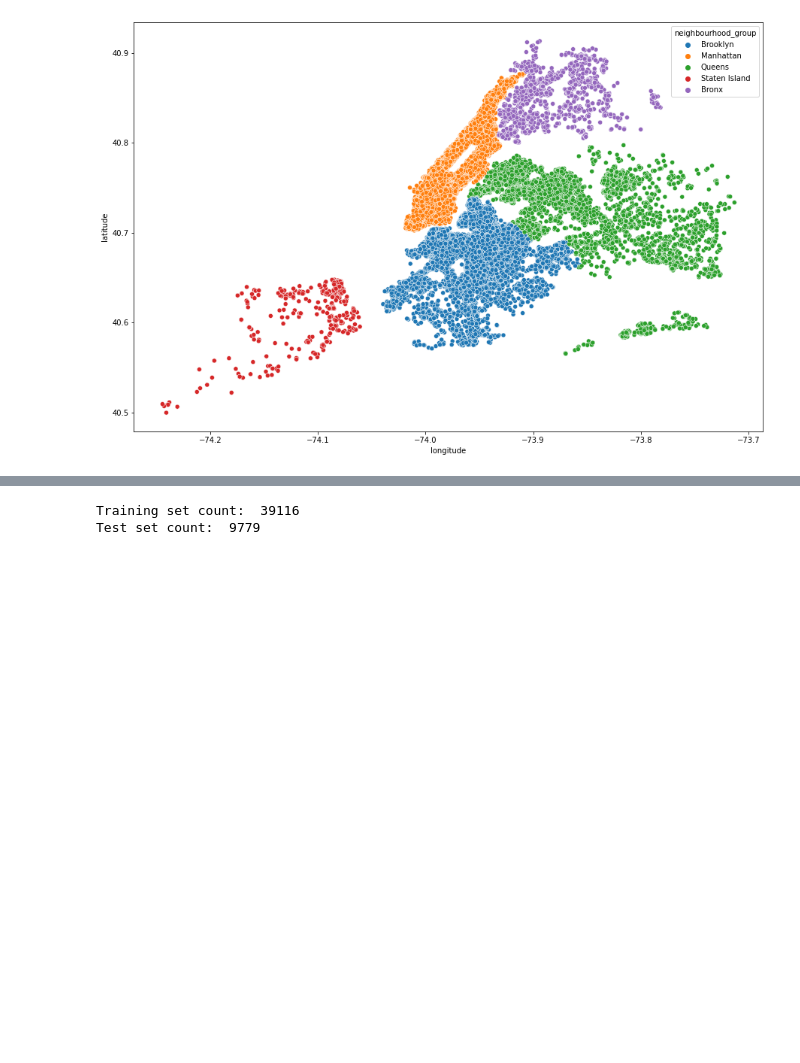
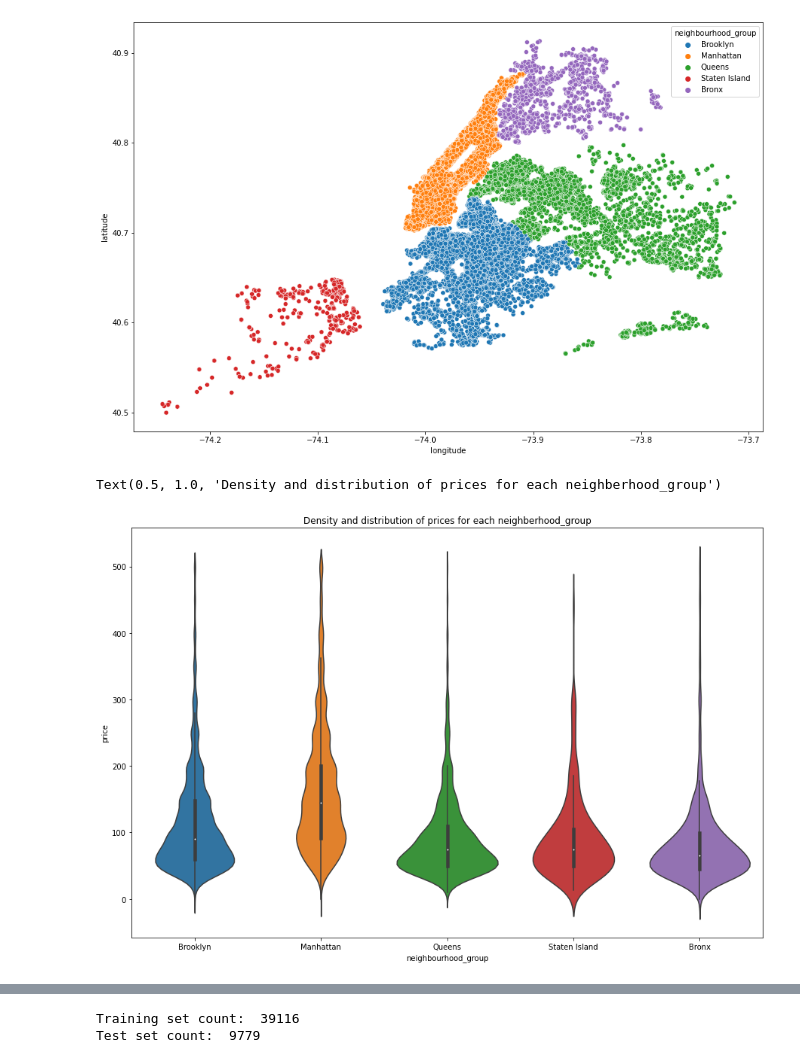
Before and after one commit to jeyakumarvs/datascience, a Jupyter notebook: airbnb_price_prediction.ipynb, the cells around one changed output, grey strips where cells are left out. Cells and saved outputs as stored; diff of their text form; code cells hidden in the pictures; blank space fills up the shorter version.

```diff
--- a/airbnb_price_prediction.ipynb
+++ b/airbnb_price_prediction.ipynb
@@ -141,3 +145,13 @@ sb.scatterplot(data=data, x=data.longitude, y=data.latitude, hue=data.neighbourh
 # %% [output]
 <matplotlib.axes._subplots.AxesSubplot at 0x...>
 [figure]
+# %%
+#creating a sub-dataframe with no extreme values
+sub_ab1=data[data.price <= 500]
+#using violinplot to showcase density and distribtuion of prices
+plt.figure(figsize=(15,10))
+viz_2=sb.violinplot(data=sub_ab1, x='neighbourhood_group', y='price')
+viz_2.set_title('Density and distribution of prices for each neighberhood_group')
+# %% [output]
+Text(0.5, 1.0, 'Density and distribution of prices for each neighberhood_group')
+[figure, added]
```
Also changed, not shown: parts of 17 cells of this notebook.
